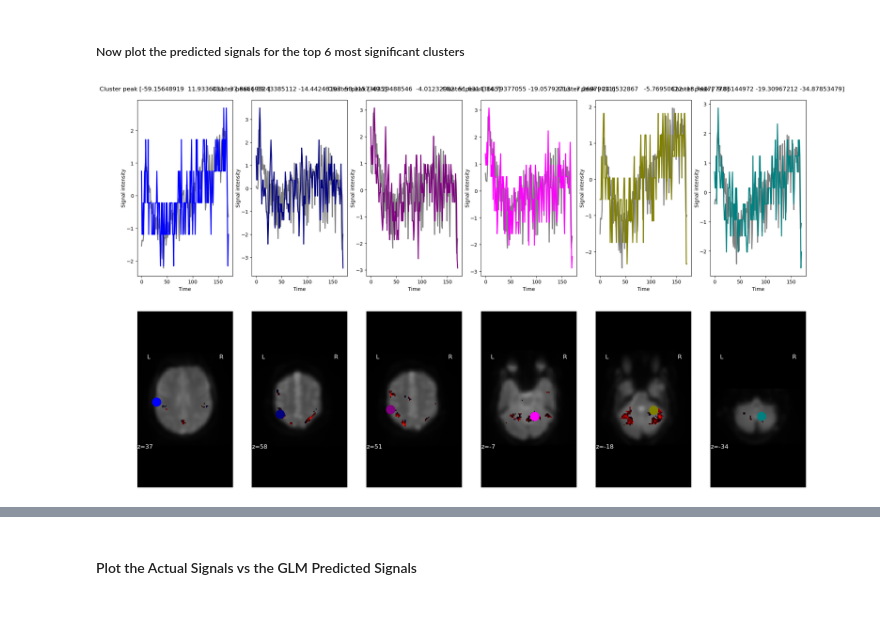
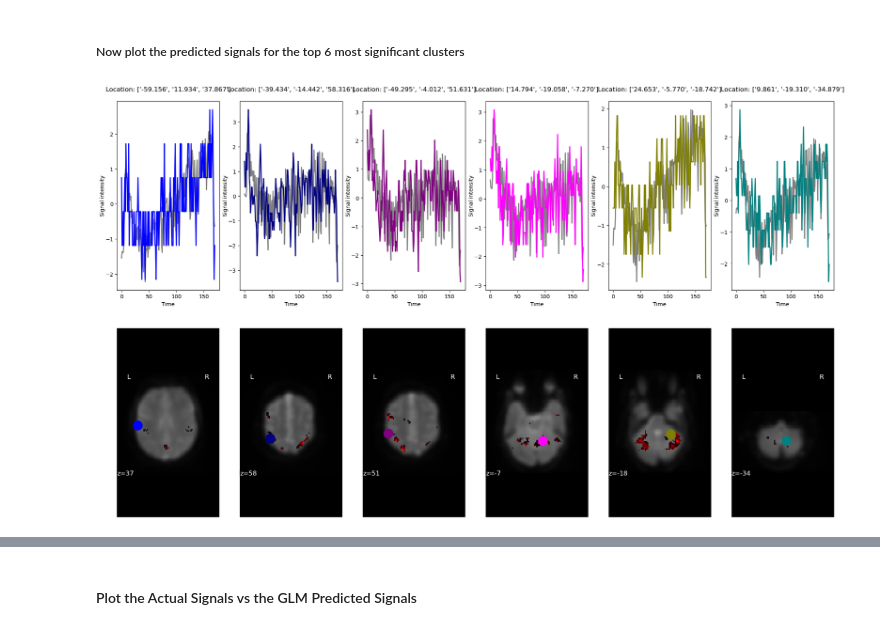
Before and after one commit to jancayan/Single-Subject-Working-Memory-Analysis, a Jupyter notebook: EDA.ipynb, the cells around one changed output, grey strips where cells are left out. Saved outputs shown, nothing was run; the diff lists cells and outputs as text; code cells hidden in the pictures.

```diff
--- a/EDA.ipynb
+++ b/EDA.ipynb
@@ -240,29 +247,30 @@ predicted_scaled = scaler.fit_transform(predicted_timeseries)
 # %%
 colors = ["blue", "navy", "purple", "magenta", "olive", "teal"]
 
 # plot the time series and corresponding locations
 fig1, axs1 = plt.subplots(2, 6)
 for i in range(6):
-    axs1[0, i].set_title(f"Cluster peak {coords[i]}\n")
+    coord = [f"{value:.3f}" for value in coords[i]]
+    axs1[0, i].set_title(f"Location: {coord}\n")
     axs1[0, i].plot(predicted_scaled[:, i], c="grey", lw=2)
     axs1[0, i].plot(observed_scaled[:, i], c=colors[i], lw=2)
 
     axs1[0, i].set_xlabel("Time")
     axs1[0, i].set_ylabel("Signal intensity", labelpad=0)
 
     roi_img = plot_stat_map(
         clean_map,
         cut_coords=[coords[i][2]],
         threshold=threshold_difficult,
         figure=fig1,
         axes=axs1[1, i],
         display_mode="z",
         colorbar=False,
         bg_img=mean_img,
     )
     roi_img.add_markers([coords[i]], colors[i], 300)
 fig1.set_size_inches(24, 14)
 
 show()
 # %% [output]
-[figure, old version]
+[figure, new version]
```
Also changed, not shown: parts of 3 cells of this notebook.
